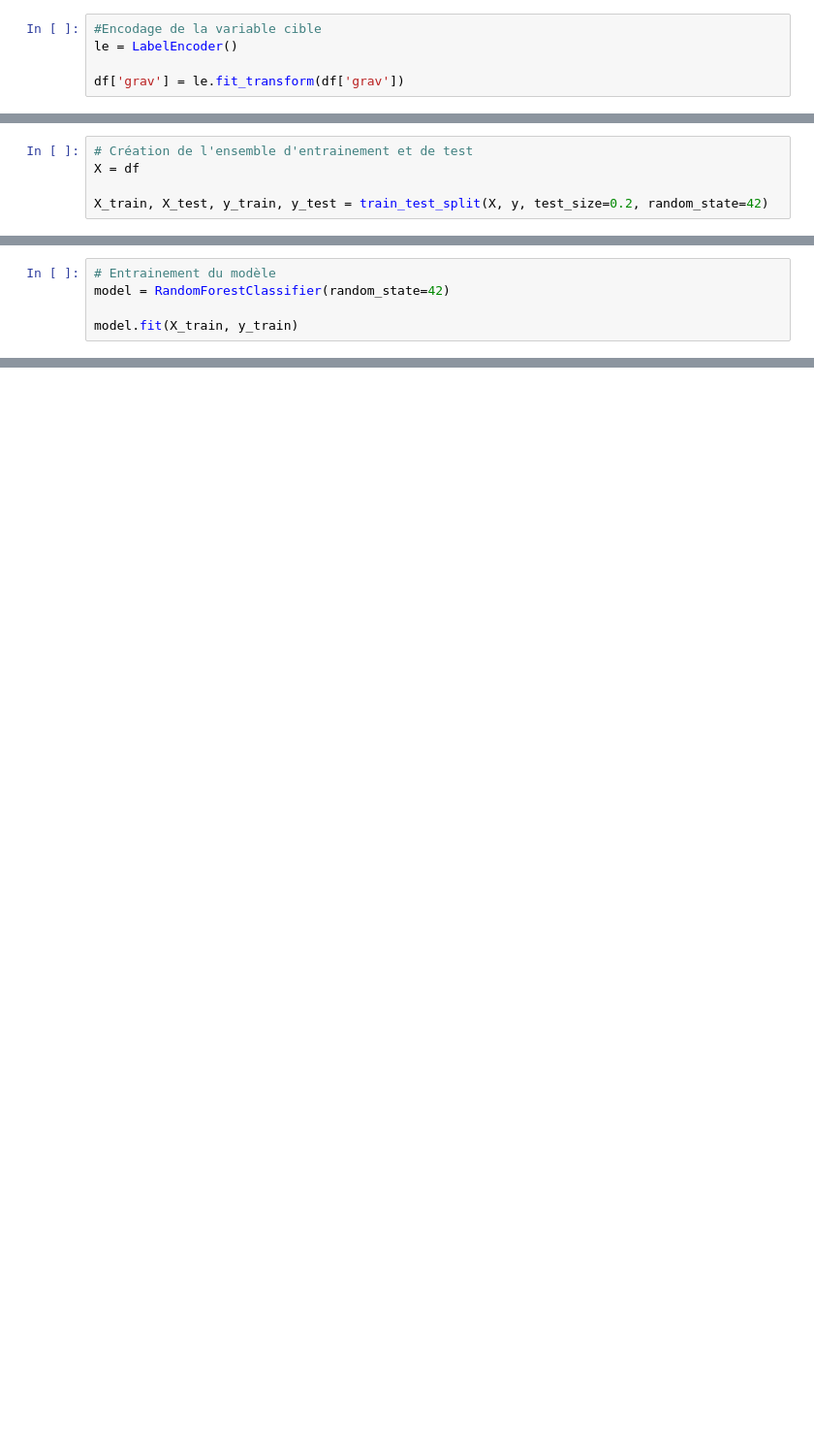
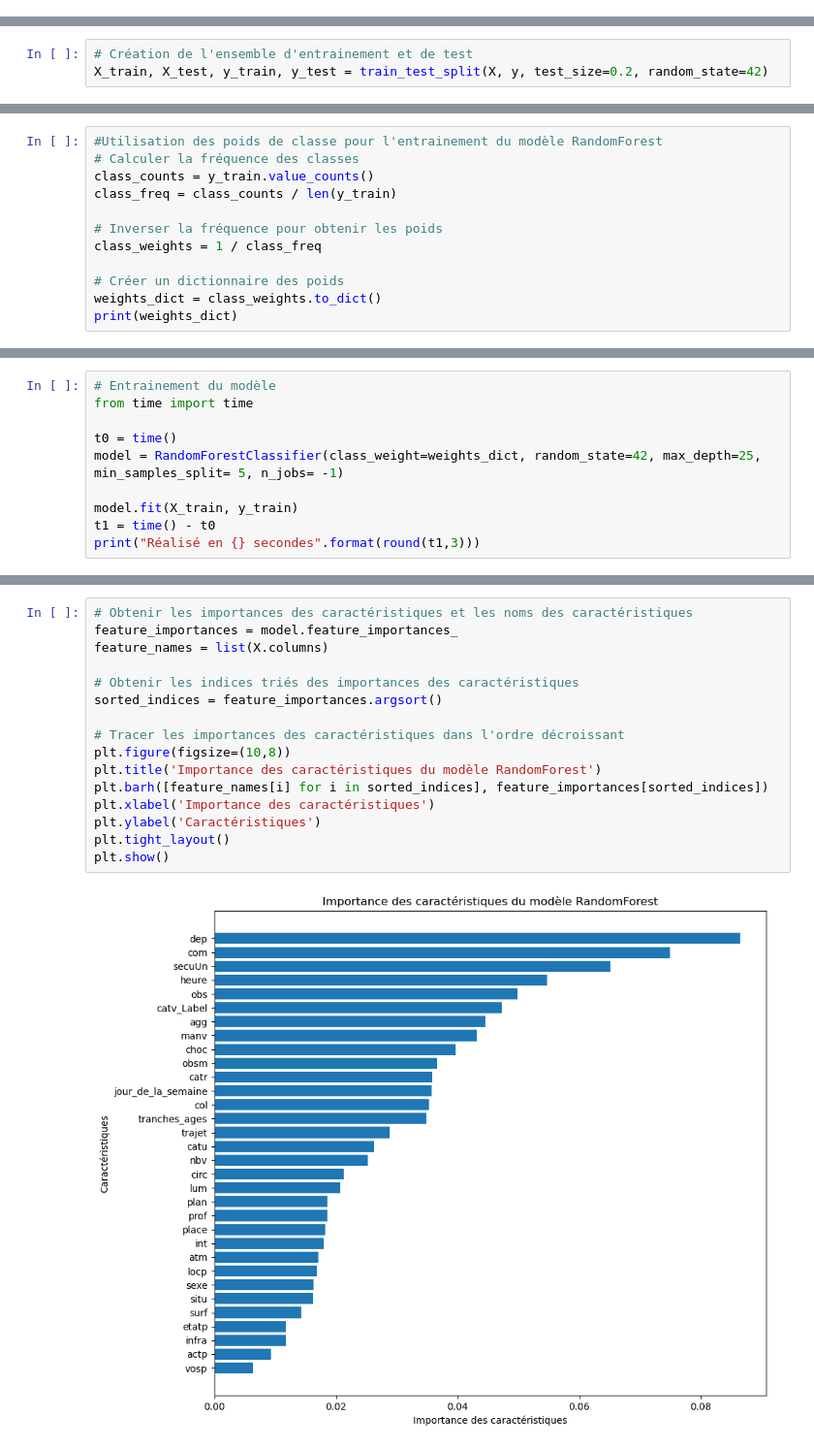
Before and after one commit to DataScientest-Studio/MAR23_CDS_Accidents_Routier-, a Jupyter notebook: notebooks/randomForest.ipynb, the cells around one changed output, grey strips where cells are left out. Shown at 97% size. Cells and saved outputs as stored; diff of their text form; blank space fills up the shorter version.

```diff
--- a/notebooks/randomForest.ipynb
+++ b/notebooks/randomForest.ipynb
@@ -13,10 +16,5 @@ from sklearn.preprocessing import LabelEncoder, OneHotEncoderHotEncoderHotEncode
 from sklearn.ensemble import RandomForestClassifier
 from sklearn.metrics import classification_report
-# %%
-#Encodage de la variable cible
-le = LabelEncoder()
-
-df['grav'] = le.fit_transform(df['grav'])
 # %%
 # Séparation de la variable cible y avant l'encodage
 y = df['grav']
@@ -51,5 +23,3 @@ for col in df.columns:
 # %%
 # Création de l'ensemble d'entrainement et de test
-X = df
-
 X_train, X_test, y_train, y_test = train_test_split(X, y, test_size=0.2, random_state=42)
@@ -55,0 +40,12 @@ X_train, X_test, y_train, y_test = train_test_split(X, y, test_size=0.2, random_
+# %%
+#Utilisation des poids de classe pour l'entrainement du modèle RandomForest
+# Calculer la fréquence des classes
+class_counts = y_train.value_counts()
+class_freq = class_counts / len(y_train)
+
+# Inverser la fréquence pour obtenir les poids
+class_weights = 1 / class_freq
+
+# Créer un dictionnaire des poids
+weights_dict = class_weights.to_dict()
+print(weights_dict)
@@ -56,6 +54,11 @@ X_train, X_test, y_train, y_test = train_test_split(X, y, test_size=0.2, random_
 # %%
 # Entrainement du modèle
-model = RandomForestClassifier(random_state=42)
+from time import time
+
+t0 = time()
+model = RandomForestClassifier(class_weight=weights_dict, random_state=42, max_depth=25, min_samples_split= 5, n_jobs= -1)
 
 model.fit(X_train, y_train)
+t1 = time() - t0
+print("Réalisé en {} secondes".format(round(t1,3)))
 # %% [output]
@@ -98,0 +171,18 @@ with open('random_forest_model.pkl','wb') as file:
+# %%
+# Obtenir les importances des caractéristiques et les noms des caractéristiques
+feature_importances = model.feature_importances_
+feature_names = list(X.columns)
+
+# Obtenir les indices triés des importances des caractéristiques
+sorted_indices = feature_importances.argsort()
+
+# Tracer les importances des caractéristiques dans l'ordre décroissant
+plt.figure(figsize=(10,8))
+plt.title('Importance des caractéristiques du modèle RandomForest')
+plt.barh([feature_names[i] for i in sorted_indices], feature_importances[sorted_indices])
+plt.xlabel('Importance des caractéristiques')
+plt.ylabel('Caractéristiques')
+plt.tight_layout()
+plt.show()
+# %% [output]
+[figure, added]
```
Also changed, not shown: parts of 22 cells of this notebook.
